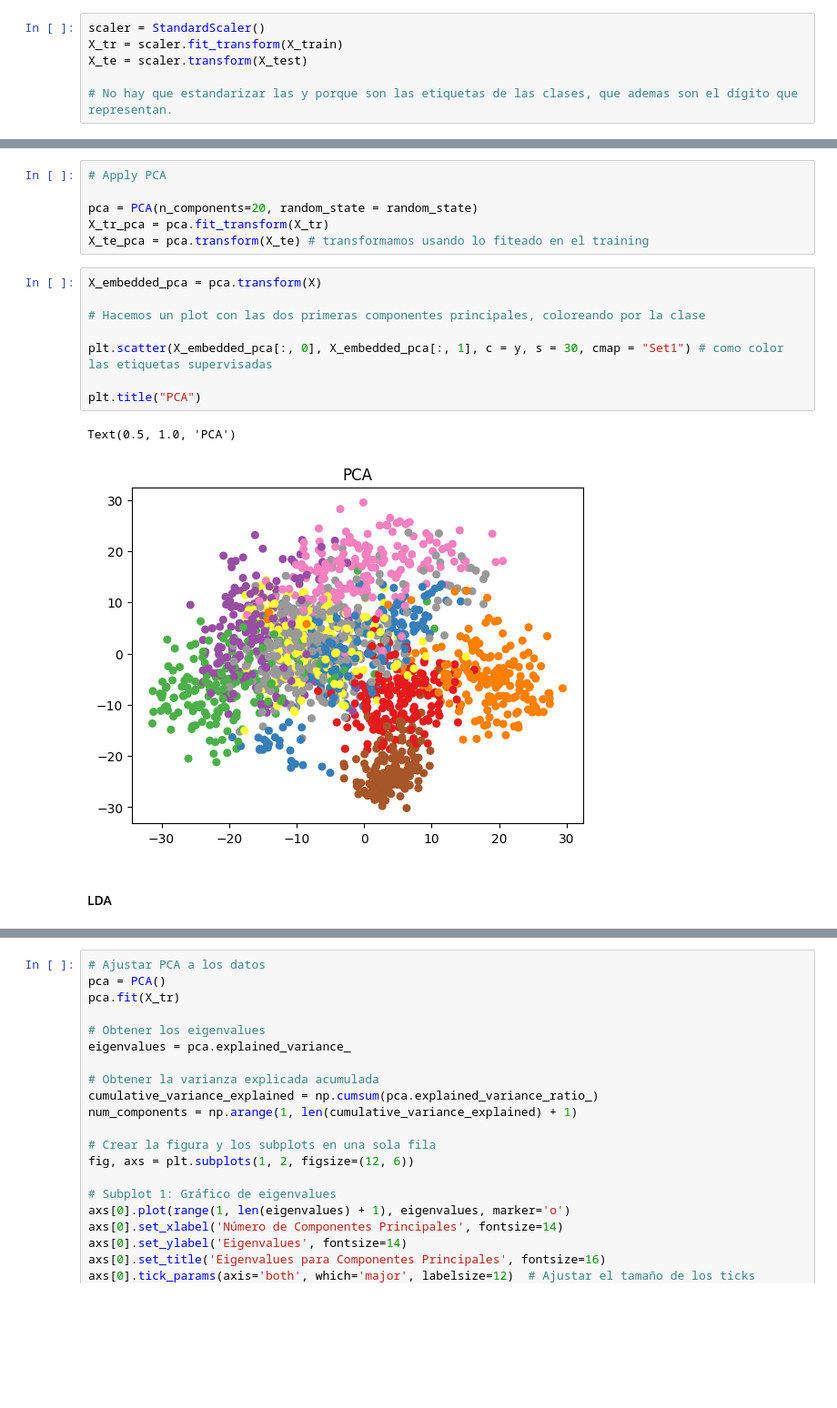
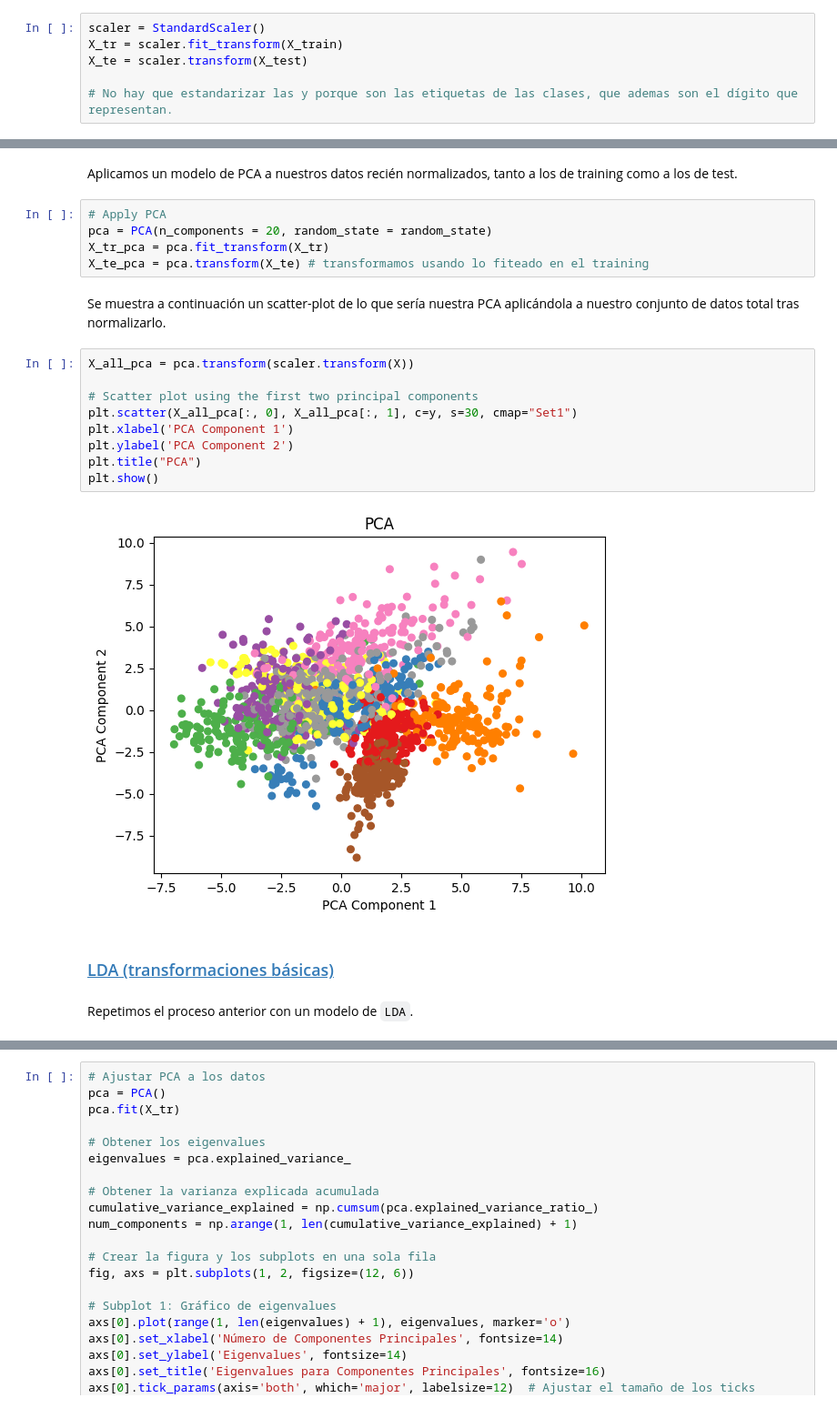
Before and after one commit to jemarle/AMII, a Jupyter notebook: Notebooks_alumno/Spectral Clustering/PCA_vs_LDA_alumnos.ipynb, the cells around one changed output, grey strips where cells are left out. Shown at 91% size. Drawn from its saved outputs; the diff is of its cells as text; blank space fills up the shorter version.

```diff
--- a/Notebooks_alumno/Spectral Clustering/PCA_vs_LDA_alumnos.ipynb
+++ b/Notebooks_alumno/Spectral Clustering/PCA_vs_LDA_alumnos.ipynb
@@ -47,21 +78,26 @@ X_te = scaler.transform(X_test)
+# %% [markdown]
+Aplicamos un modelo de PCA a nuestros datos recién normalizados, tanto a los de training como a los de test.
 # %%
 # Apply PCA
-
-pca = PCA(n_components=20, random_state = random_state)
+pca = PCA(n_components = 20, random_state = random_state)
 X_tr_pca = pca.fit_transform(X_tr)
 X_te_pca = pca.transform(X_te) # transformamos usando lo fiteado en el training
-# %%
-X_embedded_pca = pca.transform(X)
-
-# Hacemos un plot con las dos primeras componentes principales, coloreando por la clase
-
-plt.scatter(X_embedded_pca[:, 0], X_embedded_pca[:, 1], c = y, s = 30, cmap = "Set1") # como color las etiquetas supervisadas
-
-plt.title("PCA")
-# %% [output]
-Text(0.5, 1.0, 'PCA')
-[figure, removed]
-# %% [markdown]
-#### LDA
+# %% [markdown]
+Se muestra a continuación un scatter-plot de lo que sería nuestra PCA aplicándola a nuestro conjunto de datos total tras normalizarlo.
+# %%
+X_all_pca = pca.transform(scaler.transform(X))
+
+# Scatter plot using the first two principal components
+plt.scatter(X_all_pca[:, 0], X_all_pca[:, 1], c=y, s=30, cmap="Set1")
+plt.xlabel('PCA Component 1')
+plt.ylabel('PCA Component 2')
+plt.title("PCA")
+plt.show()
+# %% [output]
+[figure, added]
+# %% [markdown]
+### <a id='toc2_3_2_'></a>[LDA (transformaciones básicas)](#toc0_)
+# %% [markdown]
+Repetimos el proceso anterior con un modelo de `LDA`.
 # %%
 # Apply LDA
```
Also changed, not shown: parts of 49 cells of this notebook, 1 other file.
